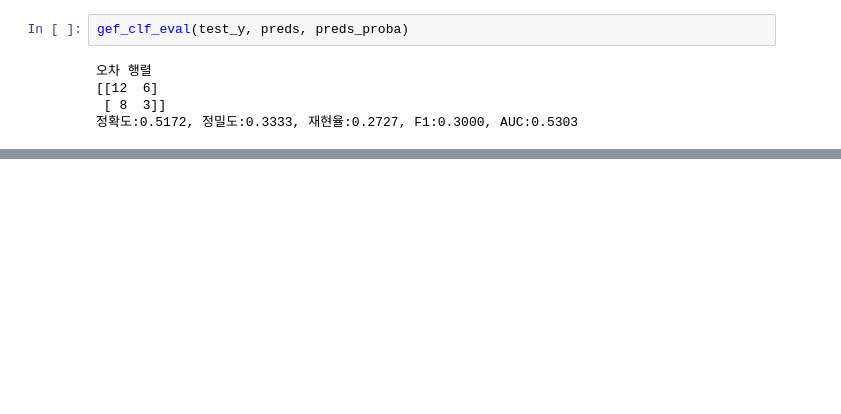
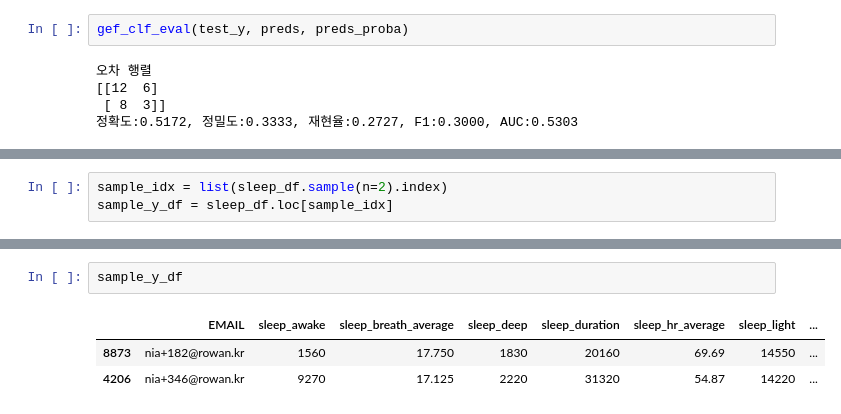
Before and after one commit to SunooJ-KR/ML_sleep-with-cognitive, a Jupyter notebook: train/xgboost_bilnary.ipynb, the cells around one changed output, grey strips where cells are left out. Saved outputs shown, nothing was run; the diff lists cells and outputs as text; blank space fills up the shorter version.

```diff
--- a/train/xgboost_bilnary.ipynb
+++ b/train/xgboost_bilnary.ipynb
@@ -147,0 +172,3 @@ gef_clf_eval(test_y, preds, preds_proba)
+# %%
+sample_idx = list(sleep_df.sample(n=2).index)
+sample_y_df = sleep_df.loc[sample_idx]
@@ -147,0 +179,6 @@ gef_clf_eval(test_y, preds, preds_proba)
+# %%
+sample_y_df
+# %% [output]
+|  | EMAIL | sleep_awake | sleep_breath_average | sleep_deep | sleep_duration | sleep_hr_average | sleep_light | ... |
+| 8873 | nia+182@rowan.kr | 1560 | 17.750 | 1830 | 20160 | 69.69 | 14550 | ... |
+| 4206 | nia+346@rowan.kr | 9270 | 17.125 | 2220 | 31320 | 54.87 | 14220 | ... |
```
Also changed, not shown: parts of 11 cells of this notebook, 1 other file.
